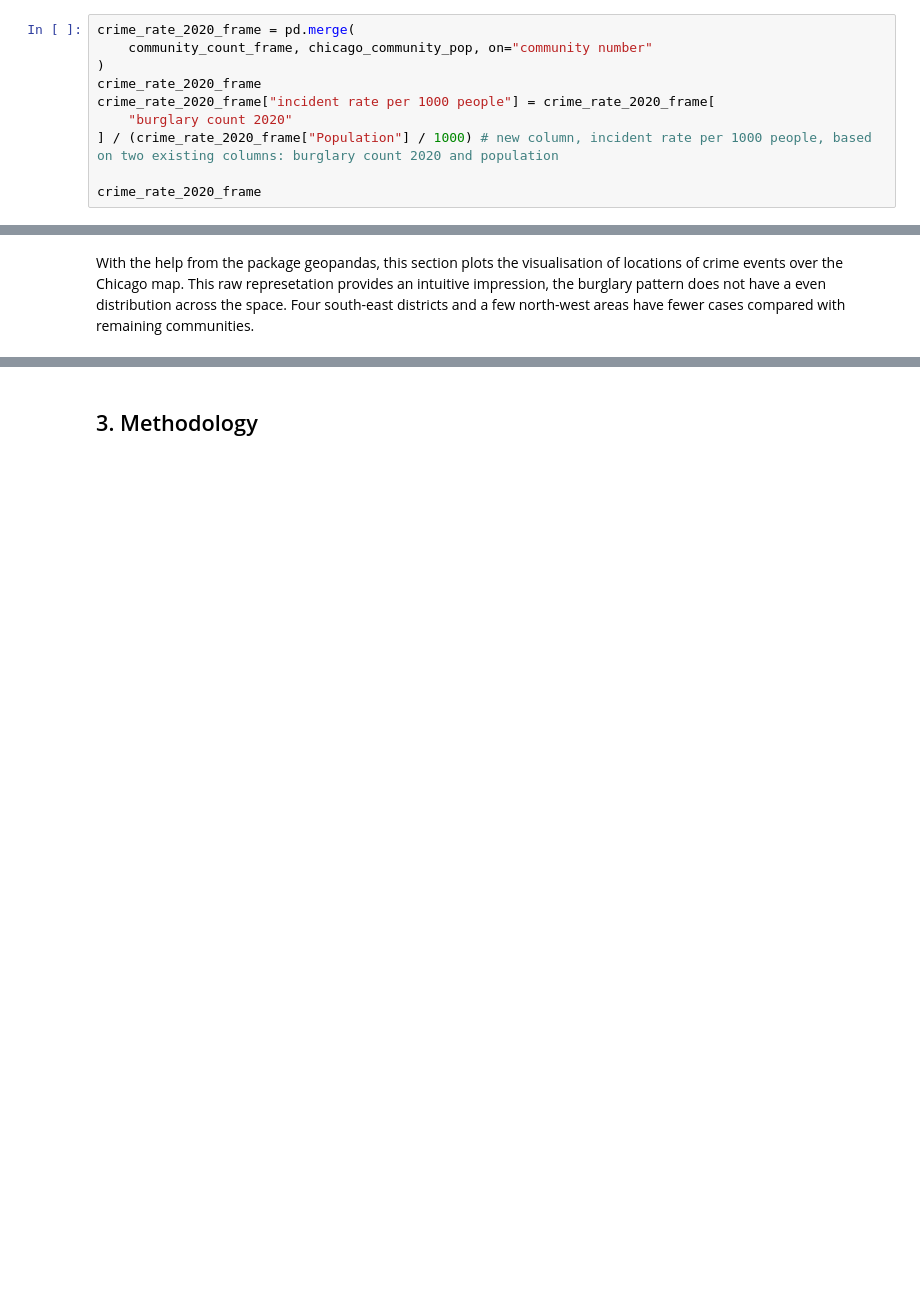
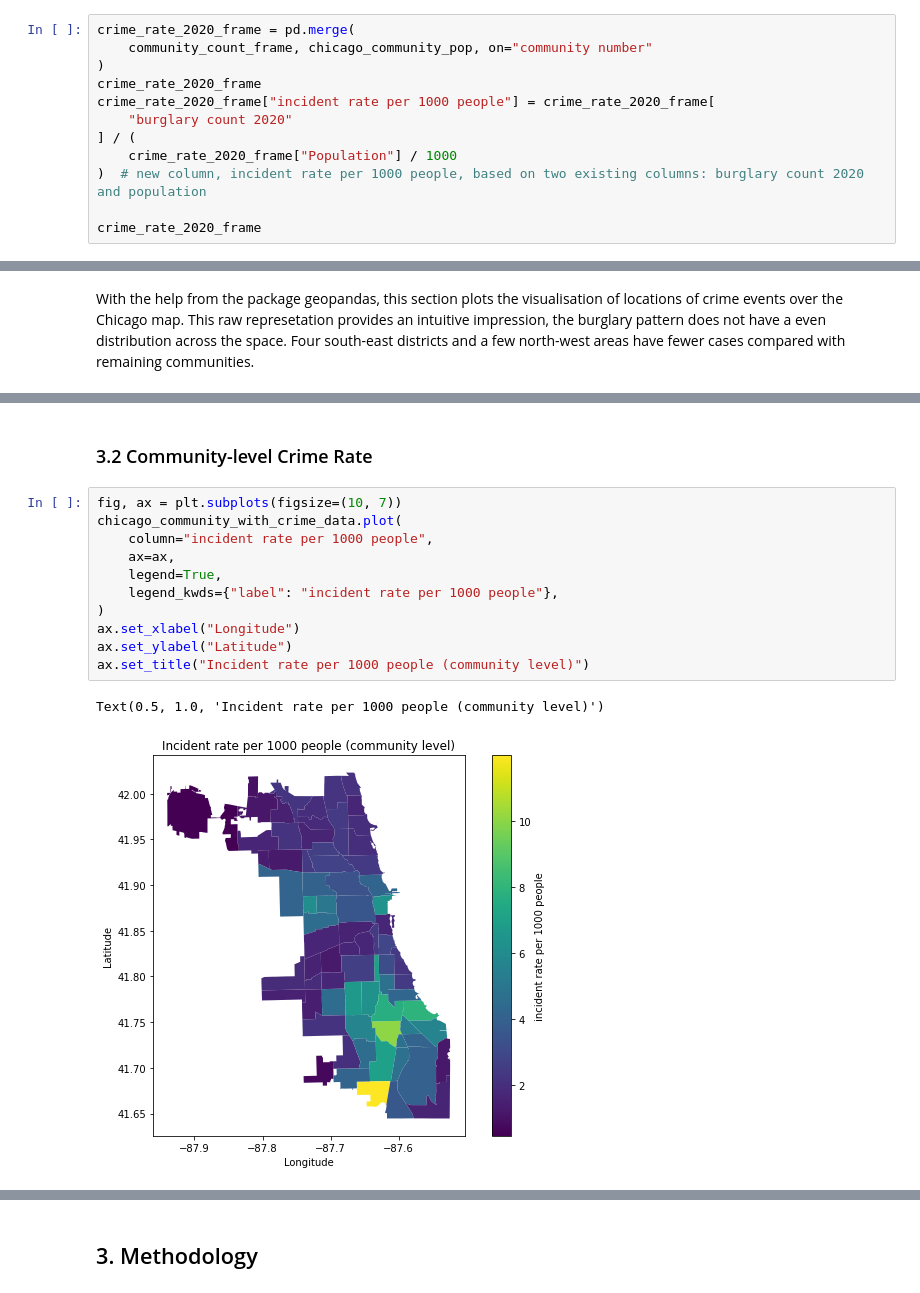
Before and after one commit to NijunJiang/CASA_CW, a Jupyter notebook: coursework.ipynb, the cells around one changed output, grey strips where cells are left out. Drawn from its saved outputs; the diff is of its cells as text; blank space fills up the shorter version.

```diff
--- a/coursework.ipynb
+++ b/coursework.ipynb
@@ -219,7 +224,9 @@ crime_rate_2020_frame = pd.merge(
 crime_rate_2020_frame
 crime_rate_2020_frame["incident rate per 1000 people"] = crime_rate_2020_frame[
     "burglary count 2020"
-] / (crime_rate_2020_frame["Population"] / 1000) # new column, incident rate per 1000 people, based on two existing columns: burglary count 2020 and population
+] / (
+    crime_rate_2020_frame["Population"] / 1000
+)  # new column, incident rate per 1000 people, based on two existing columns: burglary count 2020 and population
 
 crime_rate_2020_frame
 # %% [output]
@@ -262,0 +315,16 @@ No handles with labels found to put in legend.
+# %% [markdown]
+### 3.2 Community-level Crime Rate
+# %%
+fig, ax = plt.subplots(figsize=(10, 7))
+chicago_community_with_crime_data.plot(
+    column="incident rate per 1000 people",
+    ax=ax,
+    legend=True,
+    legend_kwds={"label": "incident rate per 1000 people"},
+)
+ax.set_xlabel("Longitude")
+ax.set_ylabel("Latitude")
+ax.set_title("Incident rate per 1000 people (community level)")
+# %% [output]
+Text(0.5, 1.0, 'Incident rate per 1000 people (community level)')
+[figure, added]
```
Also changed, not shown: parts of 21 cells of this notebook.
